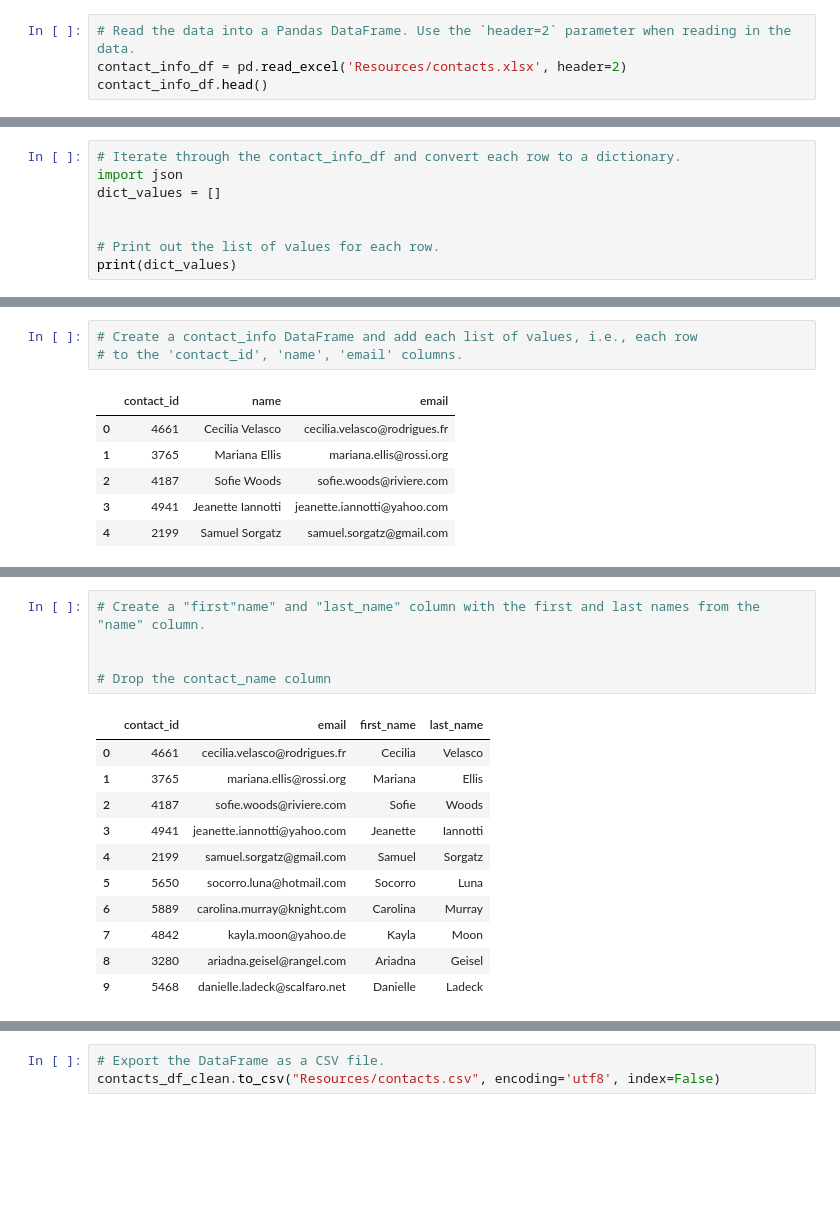
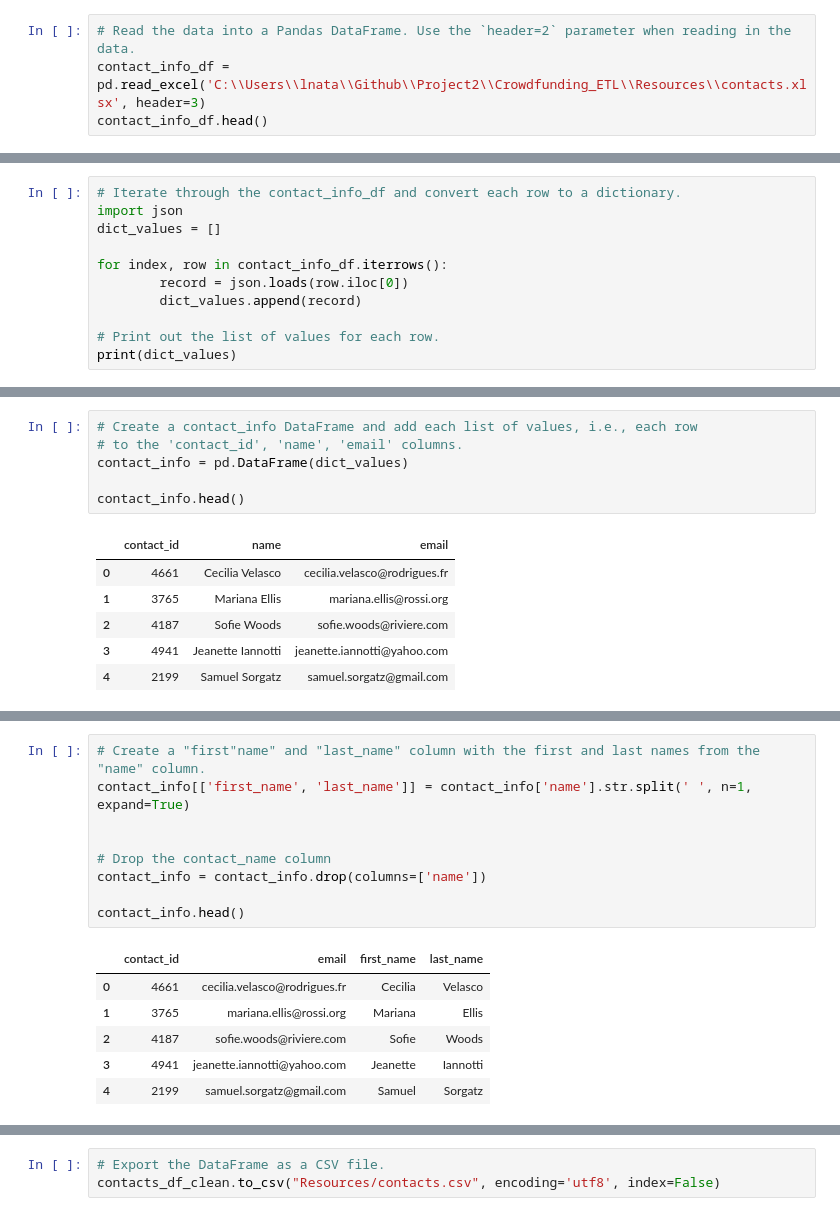
Before and after one commit to natlopz/Crowdfunding_ETL, a Jupyter notebook: ETL_Mini_Project_LFierle_NLopez.ipynb, the cells around one changed output, grey strips where cells are left out. Cells and saved outputs as stored; diff of their text form; blank space fills up the shorter version.

```diff
--- a/ETL_Mini_Project_LFierle_NLopez.ipynb
+++ b/ETL_Mini_Project_LFierle_NLopez.ipynb
@@ -268,7 +281,7 @@ campaign_cleaned.to_csv("Resources/campaign.csv", index=False)
 ### Extract the contacts.xlsx Data.
 # %%
 # Read the data into a Pandas DataFrame. Use the `header=2` parameter when reading in the data.
-contact_info_df = pd.read_excel('Resources/contacts.xlsx', header=2)
+contact_info_df = pd.read_excel('C:\\Users\\lnata\\Github\\Project2\\Crowdfunding_ETL\\Resources\\contacts.xlsx', header=3)
 contact_info_df.head()
 # %% [output]
 |  | contact_info |
@@ -294,6 +307,9 @@ Then export the DataFrame as a `contacts.csv` CSV file.
 import json
 dict_values = []
 
+for index, row in contact_info_df.iterrows():
+        record = json.loads(row.iloc[0])
+        dict_values.append(record)
 
 # Print out the list of values for each row.
 print(dict_values)
@@ -302,6 +318,9 @@ print(dict_values)
 # %%
 # Create a contact_info DataFrame and add each list of values, i.e., each row
 # to the 'contact_id', 'name', 'email' columns.
+contact_info = pd.DataFrame(dict_values)
+
+contact_info.head()
 # %% [output]
 |  | contact_id | name | email |
 | 0 | 4661 | Cecilia Velasco | cecilia.velasco@rodrigues.fr |
@@ -324,18 +344,17 @@ dtypes: int64(1), object(2)
 memory usage: 23.6+ KB
 # %%
 # Create a "first"name" and "last_name" column with the first and last names from the "name" column.
+contact_info[['first_name', 'last_name']] = contact_info['name'].str.split(' ', n=1, expand=True)
 
 
 # Drop the contact_name column
+contact_info = contact_info.drop(columns=['name'])
+
+contact_info.head()
 # %% [output]
 |  | contact_id | email | first_name | last_name |
 | 0 | 4661 | cecilia.velasco@rodrigues.fr | Cecilia | Velasco |
 | 1 | 3765 | mariana.ellis@rossi.org | Mariana | Ellis |
 | 2 | 4187 | sofie.woods@riviere.com | Sofie | Woods |
 | 3 | 4941 | jeanette.iannotti@yahoo.com | Jeanette | Iannotti |
 | 4 | 2199 | samuel.sorgatz@gmail.com | Samuel | Sorgatz |
-| 5 | 5650 | socorro.luna@hotmail.com | Socorro | Luna |
-| 6 | 5889 | carolina.murray@knight.com | Carolina | Murray |
-| 7 | 4842 | kayla.moon@yahoo.de | Kayla | Moon |
-| 8 | 3280 | ariadna.geisel@rangel.com | Ariadna | Geisel |
-| 9 | 5468 | danielle.ladeck@scalfaro.net | Danielle | Ladeck |
```
Also changed, not shown: parts of 30 cells of this notebook, 5 other files.
